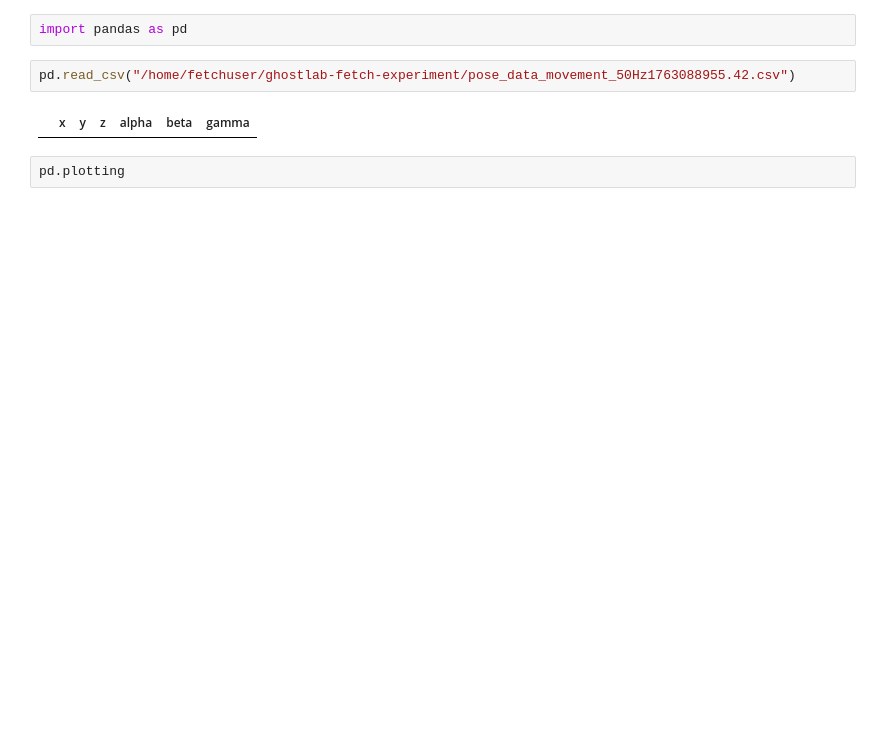
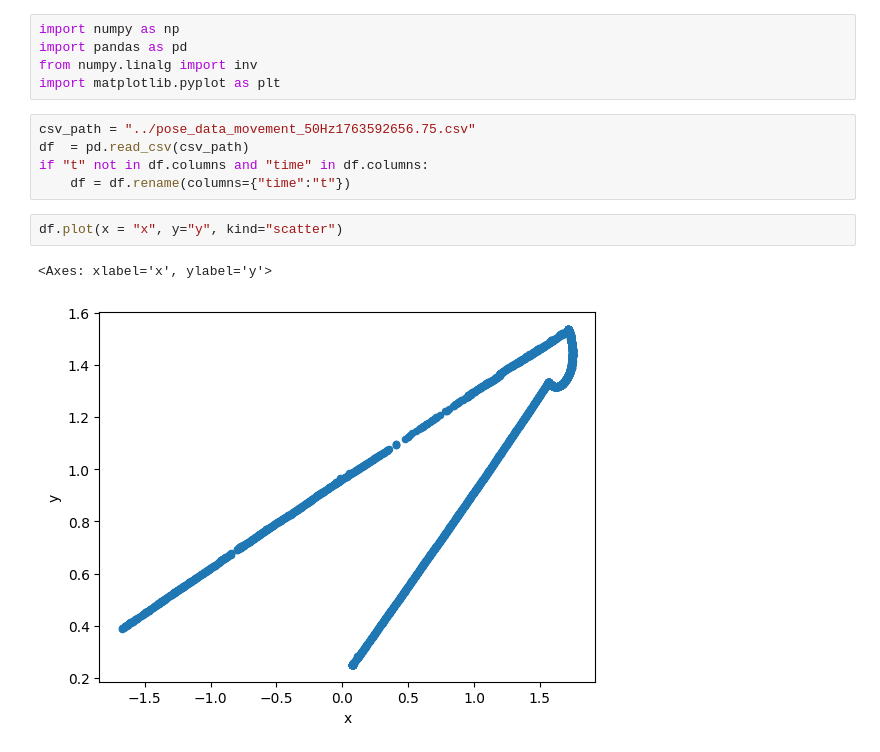
Before and after one commit to ibraheem-111/ghostlab-fetch-experiment, a Jupyter notebook: analysis/test.ipynb, the cells around one changed output. Drawn from its saved outputs; the diff is of its cells as text; blank space fills up the shorter version.

```diff
--- a/analysis/test.ipynb
+++ b/analysis/test.ipynb
@@ -1,8 +1,15 @@
 # %%
+import numpy as np
 import pandas as pd
+from numpy.linalg import inv
+import matplotlib.pyplot as plt
 # %%
-pd.read_csv("/home/fetchuser/ghostlab-fetch-experiment/pose_data_movement_50Hz1763088955.42.csv")
+csv_path = "../pose_data_movement_50Hz1763592656.75.csv"
+df  = pd.read_csv(csv_path)
+if "t" not in df.columns and "time" in df.columns:
+    df = df.rename(columns={"time":"t"})
-# %% [output]
-|  | x | y | z | alpha | beta | gamma |
 # %%
-pd.plotting
+df.plot(x = "x", y="y", kind="scatter")
+# %% [output]
+<Axes: xlabel='x', ylabel='y'>
+[figure, added]
```
Also changed, not shown: parts of 8 cells of this notebook, 7 other files.
